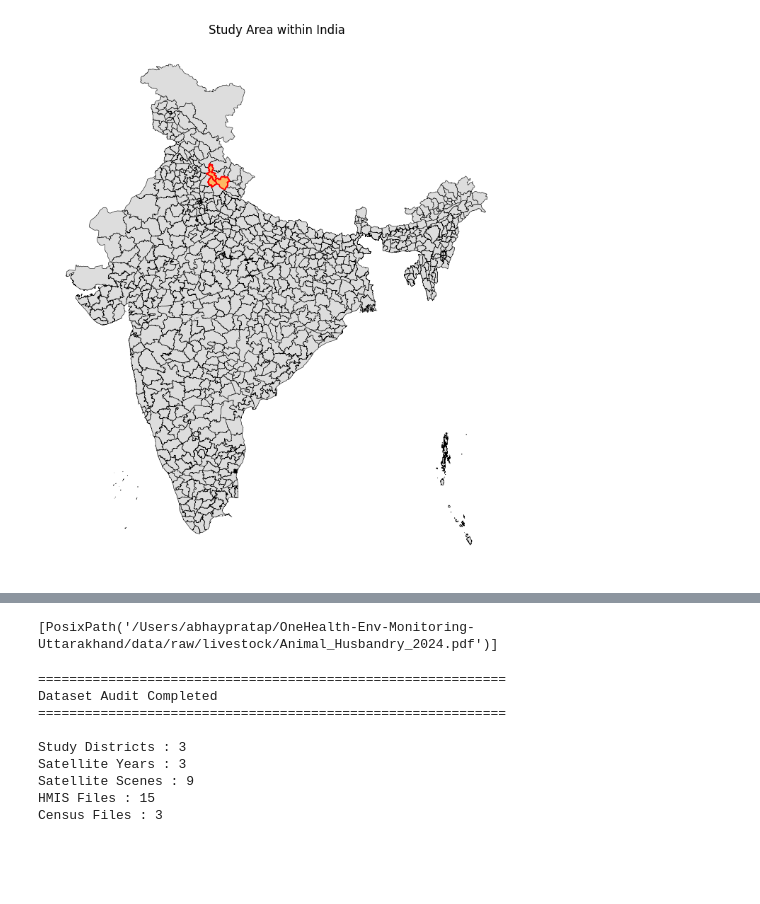
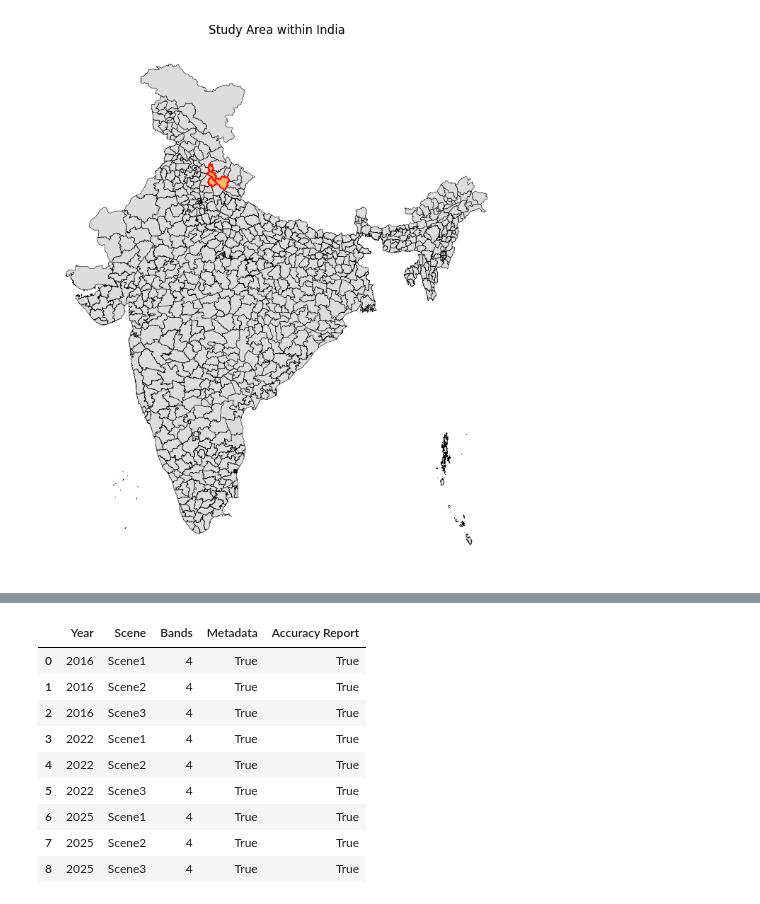
Before and after one commit to AbhayPratap05/OneHealth-Env-Monitoring-Uttarakhand, a Jupyter notebook: notebooks/01_data_audit.ipynb, the cells around one changed output, grey strips where cells are left out. Cells and saved outputs as stored; diff of their text form; code cells hidden in the pictures; blank space fills up the shorter version.

Commit message:
chore (data): update data audit notebook

```diff
--- a/notebooks/01_data_audit.ipynb
+++ b/notebooks/01_data_audit.ipynb
@@ -181,24 +162,0 @@ inventory.to_csv(
-# %%
-metadata_rows = []
-
-for year in years:
-    scenes = list_scenes(year)
-
-    for scene in scenes:
-        band_files = list_band_files(scene)
-
-        for band in band_files:
-
-            with open_raster(band) as src:
-                meta = get_raster_metadata(src)
-
-                metadata_rows.append({
-                    "Year": year,
-                    "Scene": scene.name,
-                    "Band": band.name,
-                    "Width": meta["Width"],
-                    "Height": meta["Height"],
-                    "CRS": meta["CRS"],
-                    "Resolution": meta["Resolution"],
-                    "DataType": meta["Data Type"]
-                })
@@ -262,23 +163,28 @@ PCA_11_HDW.xlsx
-# %%
-animal_files = list_files(LIVESTOCK)
-animal_files
-# %% [output]
-[PosixPath('/Users/abhaypratap/OneHealth-Env-Monitoring-Uttarakhand/data/raw/livestock/Animal_Husbandry_2024.pdf')]
-# %%
-print_header("Dataset Audit Completed")
-print()
-print(f"Study Districts : {len(study_area)}")
-print(f"Satellite Years : {len(years)}")
-print(f"Satellite Scenes : {len(inventory)}")
-print(f"HMIS Files : {len(health_files)}")
-print(f"Census Files : {len(census_files)}")
-# %% [output]
-============================================================
-Dataset Audit Completed
-============================================================
-
-Study Districts : 3
-Satellite Years : 3
-Satellite Scenes : 9
-HMIS Files : 15
-Census Files : 3
+# %%
+rows = []
+
+for year in list_satellite_years():
+    scenes = list_scenes(year)
+
+    for scene in scenes:
+        rows.append({
+            "Year": year,
+            "Scene": scene.name,
+            "Bands": len(list_band_files(scene)),
+            "Metadata": get_band_metadata(scene).exists(),
+            "Accuracy Report": get_accuracy_report(scene).exists(),
+        })
+
+satellite_inventory = pd.DataFrame(rows)
+satellite_inventory
+# %% [output]
+|  | Year | Scene | Bands | Metadata | Accuracy Report |
+| 0 | 2016 | Scene1 | 4 | True | True |
+| 1 | 2016 | Scene2 | 4 | True | True |
+| 2 | 2016 | Scene3 | 4 | True | True |
+| 3 | 2022 | Scene1 | 4 | True | True |
+| 4 | 2022 | Scene2 | 4 | True | True |
+| 5 | 2022 | Scene3 | 4 | True | True |
+| 6 | 2025 | Scene1 | 4 | True | True |
+| 7 | 2025 | Scene2 | 4 | True | True |
+| 8 | 2025 | Scene3 | 4 | True | True |
```
Also changed, not shown: parts of 18 cells of this notebook, 2 other files.
